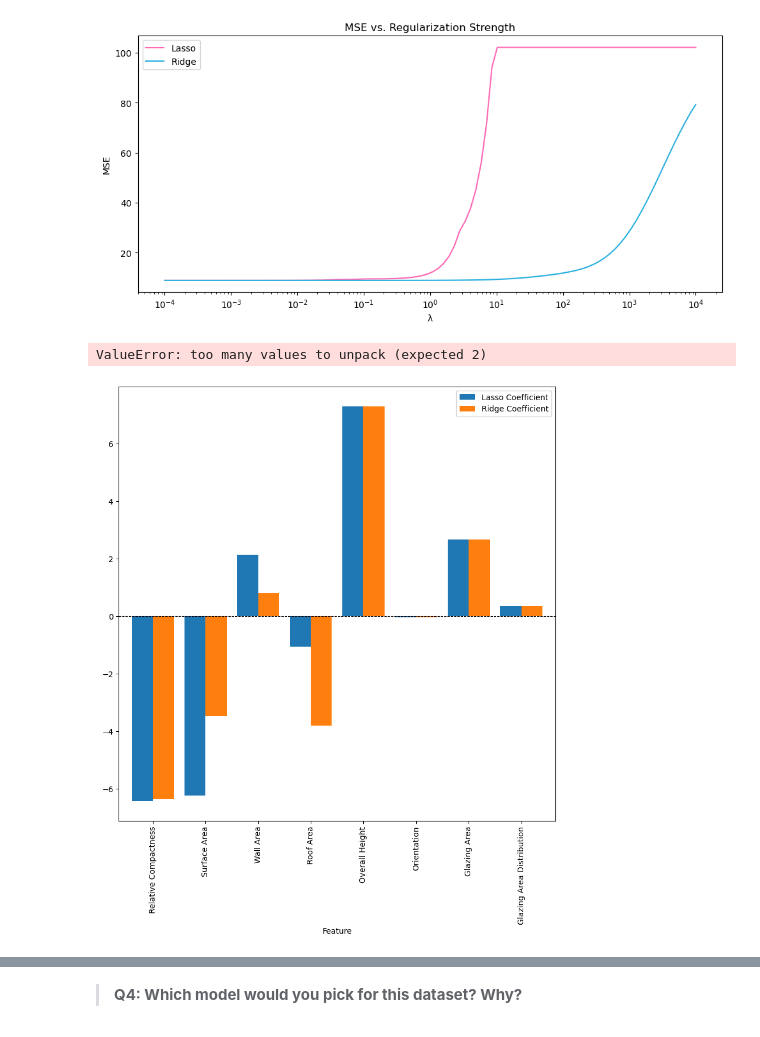
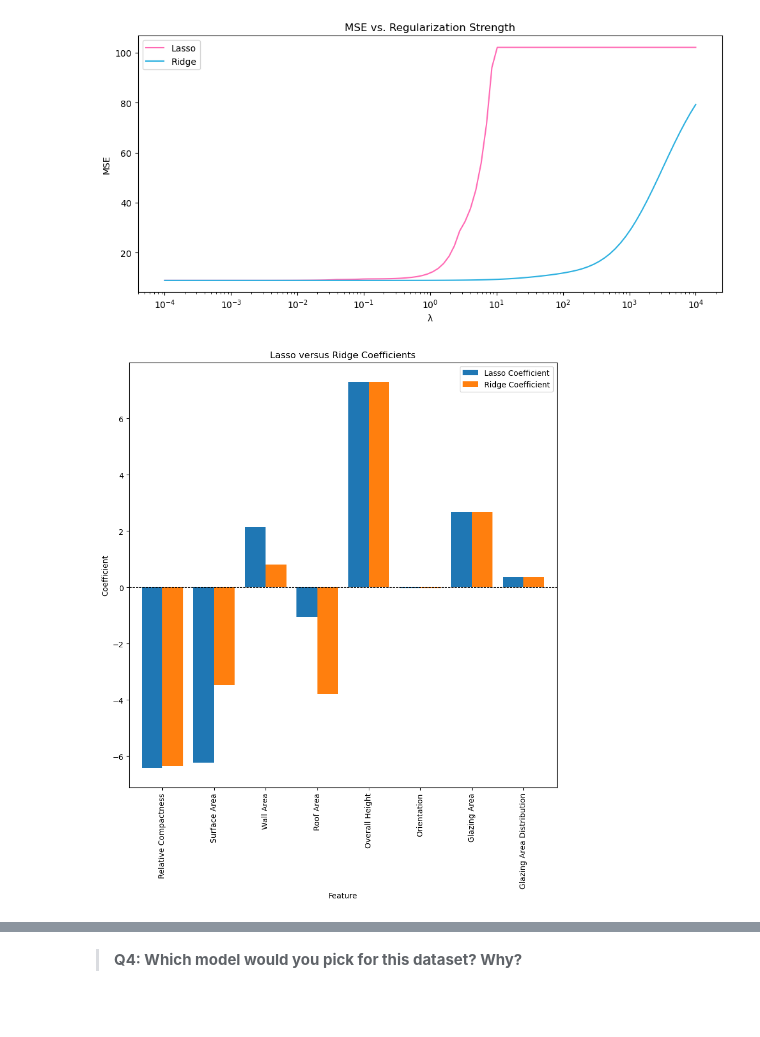
Before and after one commit to sofiiir/edds232-assignment-3, a Jupyter notebook: task1/hw3-task1.ipynb, the cells around one changed output, grey strips where cells are left out. Drawn from its saved outputs; the diff is of its cells as text; code cells hidden in the pictures.

```diff
--- a/task1/hw3-task1.ipynb
+++ b/task1/hw3-task1.ipynb
@@ -122,10 +122,10 @@ Start with a plain OLS model as a baseline. Fit it on the training data. Calcula
 # fit a linear regression to the training data
 reg = LinearRegression()
 
-reg.fit(X_train, y_train)
+reg.fit(X_train_scaled, y_train)
 
 # predict on the test set
-y_pred = reg.predict(X_test)
+y_pred = reg.predict(X_test_scaled)
 
 # calculate the mse between the true and predicted y-values
 mse_ols = mean_squared_error(y_test, y_pred)
@@ -380,25 +396,21 @@ plt.show()
 # %%
 
 fig, ax = plt.subplots(figsize=(10, 10))
 ax = ax
 
 
 ax = ols_ridge_lasso_df.plot(x = 'Feature',
                         y = ['Lasso Coefficient', 'Ridge Coefficient'],
                         kind = 'bar',
                         width=0.8,
                         ax = ax)
 
 ax.axhline(0, color='black', linewidth=0.8, linestyle='--')
+# ax.set_xticklabels(df.index, rotation=45)
 
-plt.ylim(bottom = ols_ridge_lasso_df.min())
-# ymin = min(max_y, 0)
-# ymax = max(df.values.max(), 0)
-# pad = max((ymax - ymin) * 0.15, 0.5)
-# axes[i].set_ylim(ymin - pad, ymax + pad)
+plt.title('Lasso versus Ridge Coefficients')
 
 plt.ylabel('Coefficient')
 plt.show()
 # %% [output]
-ValueError: too many values to unpack (expected 2)
-[figure, old version]
+[figure, new version]
```
Also changed, not shown: parts of 7 cells of this notebook.
